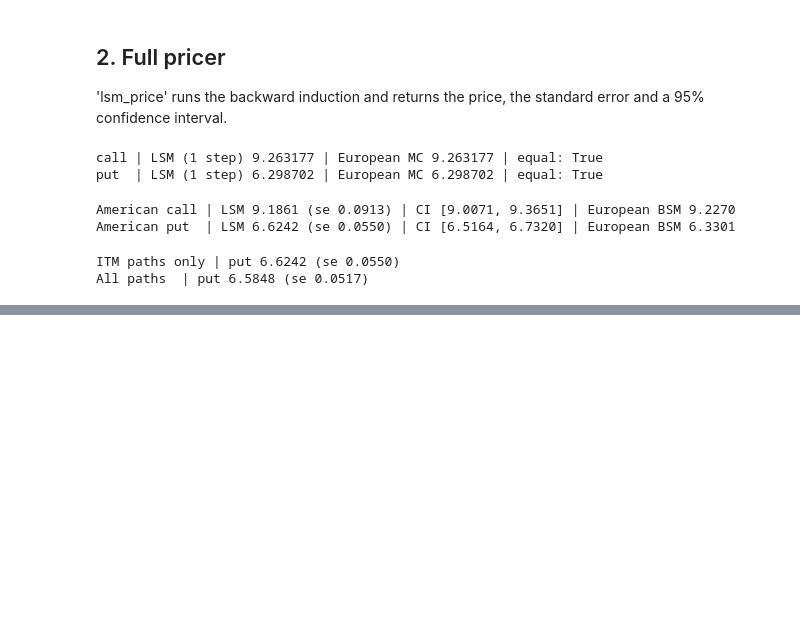
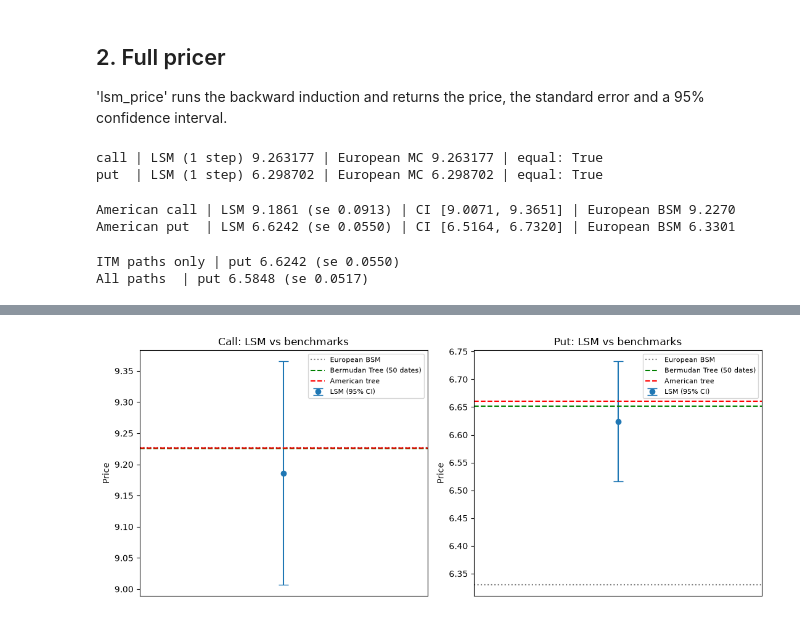
Before and after one commit to Gabrielnstr/American_Options_Pricer, a Jupyter notebook: notebooks/04_lsm_pricer.ipynb, the cells around one changed output, grey strips where cells are left out. Drawn from its saved outputs; the diff is of its cells as text; code cells hidden in the pictures; blank space fills up the shorter version.

Commit message:
test:validate LSM against binomial tree

```diff
--- a/notebooks/04_lsm_pricer.ipynb
+++ b/notebooks/04_lsm_pricer.ipynb
@@ -124,0 +129,7 @@ All paths  | put 6.5848 (se 0.0517)
+# %%
+from src.binomial import crr_price
+
+for opt in ["call", "put"]:
+    tree  = crr_price(S0, K, r, q, sigma, T, 1000, opt, american=False)
+    bsm = bs_price(S0, K, r, q, sigma, T, opt)
+    print(f"European {opt:4s} | tree {tree:.4f} | BSM {bsm:.4f} | diff {tree - bsm:+.5f}")
@@ -124,0 +139,18 @@ All paths  | put 6.5848 (se 0.0517)
+# %%
+rows = {}
+
+for opt in ["call", "put"]:
+    eur = bs_price(S0, K, r, q, sigma, T, opt)
+    amer = crr_price(S0, K, r, q, sigma, T, 2000, opt, american=True)
+    berm = crr_price(S0, K, r, q, sigma, T, 1000, opt, american=True, exercise_every=20)
+    lsm = lsm_price(S0, K, r, q, sigma, T, n_steps, n_paths, LCG(seed=42), opt, degree=2, itm_only=True)
+    rows[opt] = (eur, amer, berm, lsm)
+
+    inside = lsm["ci_low"] <= berm <= lsm["ci_high"]
+    print(f"--- {opt} ---")
+    print(f"European BSM       : {eur:.4f}")
+    print(f"American tree      : {amer:.4f}")
+    print(f"Bermudan tree (50) : {berm:.4f}")
+    print(f"LSM (50 dates)     : {lsm['price']:.4f} (se {lsm['std_error']:.4f})")
+    print(f"Bermudan tree inside LSM CI: {inside}")
+    print(f"LSM - Bermudan Tree : {lsm['price'] - berm:+.4f}\n")
@@ -124,0 +173,19 @@ All paths  | put 6.5848 (se 0.0517)
+# %%
+fig, ax = plt.subplots(1, 2, figsize=(11, 4.5))
+
+for a, opt in zip(ax, ["call", "put"]):
+    eur, amer, berm, lsm = rows[opt]
+    a.errorbar([0], [lsm["price"]], yerr=[1.96 * lsm["std_error"]], fmt="o", capsize=6, label="LSM (95% CI)")
+    a.axhline(eur, color="gray", linestyle=":", label="European BSM")
+    a.axhline(berm, color="green", linestyle="--", label="Bermudan Tree (50 dates)")
+    a.axhline(amer, color="red", linestyle="--", label="American tree")
+    a.set_xticks([])
+    a.set_title(f"{opt.capitalize()}: LSM vs benchmarks")
+    a.set_ylabel("Price")
+    a.legend(fontsize=8)
+
+plt.tight_layout()
+plt.savefig("../figures/lsm_vs_binomial.png", dpi=150)
+plt.show()
+# %% [output]
+[figure, added]
```
Also changed, not shown: parts of 3 cells of this notebook, 2 other files.
